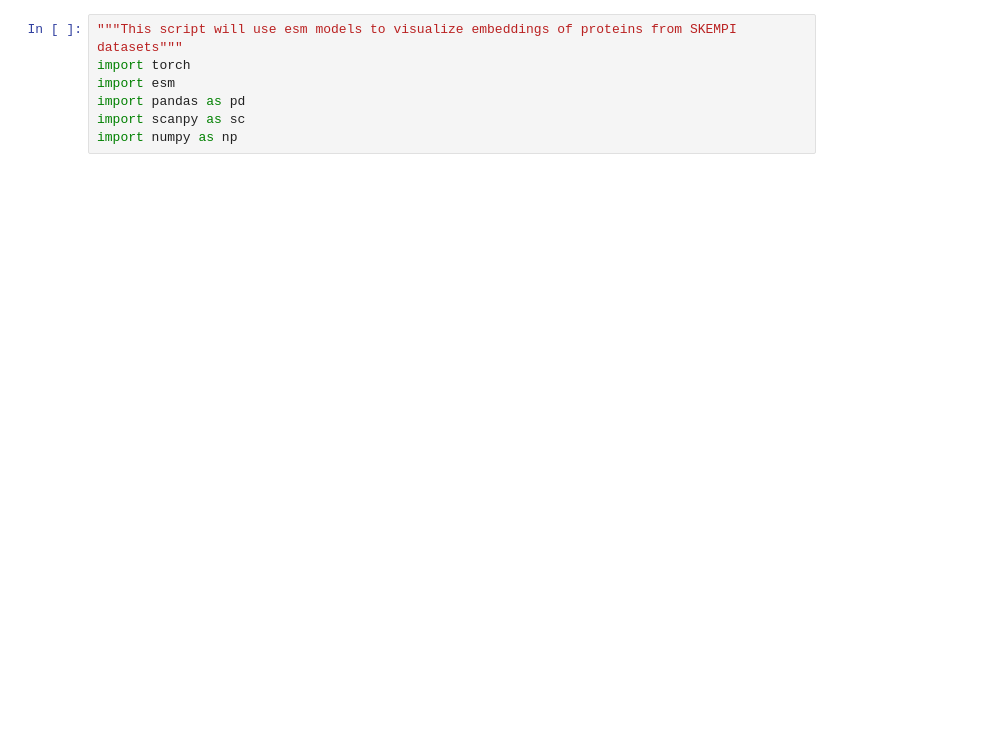
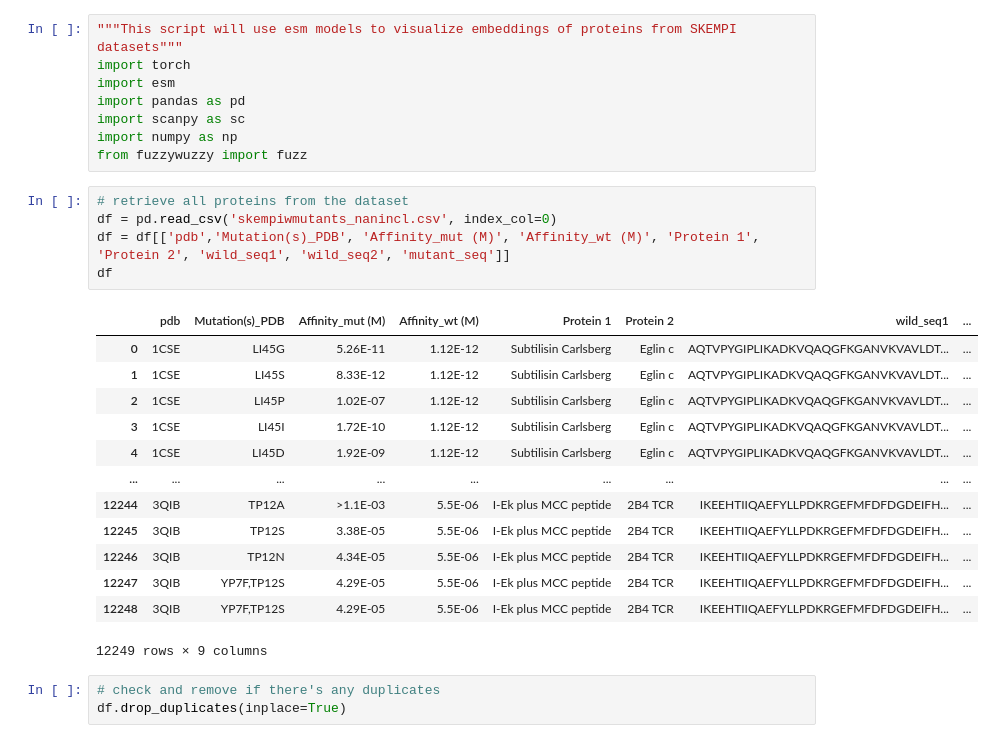
Before and after one commit to ynuozhang/mutant_specific, a Jupyter notebook: skempi_protein_visualization/skempi_protein_visualization.ipynb, the cells around one changed output. Cells and saved outputs as stored; diff of their text form; blank space fills up the shorter version.

```diff
--- a/skempi_protein_visualization/skempi_protein_visualization.ipynb
+++ b/skempi_protein_visualization/skempi_protein_visualization.ipynb
@@ -5,3 +5,26 @@ import esm
 import pandas as pd
 import scanpy as sc
 import numpy as np
+from fuzzywuzzy import fuzz
+# %%
+# retrieve all proteins from the dataset
+df = pd.read_csv('skempiwmutants_nanincl.csv', index_col=0)
+df = df[['pdb','Mutation(s)_PDB', 'Affinity_mut (M)', 'Affinity_wt (M)', 'Protein 1', 'Protein 2', 'wild_seq1', 'wild_seq2', 'mutant_seq']]
+df
+# %% [output]
+|  | pdb | Mutation(s)_PDB | Affinity_mut (M) | Affinity_wt (M) | Protein 1 | Protein 2 | wild_seq1 | ... |
+| 0 | 1CSE | LI45G | 5.26E-11 | 1.12E-12 | Subtilisin Carlsberg | Eglin c | AQTVPYGIPLIKADKVQAQGFKGANVKVAVLDT... | ... |
+| 1 | 1CSE | LI45S | 8.33E-12 | 1.12E-12 | Subtilisin Carlsberg | Eglin c | AQTVPYGIPLIKADKVQAQGFKGANVKVAVLDT... | ... |
+| 2 | 1CSE | LI45P | 1.02E-07 | 1.12E-12 | Subtilisin Carlsberg | Eglin c | AQTVPYGIPLIKADKVQAQGFKGANVKVAVLDT... | ... |
+| 3 | 1CSE | LI45I | 1.72E-10 | 1.12E-12 | Subtilisin Carlsberg | Eglin c | AQTVPYGIPLIKADKVQAQGFKGANVKVAVLDT... | ... |
+| 4 | 1CSE | LI45D | 1.92E-09 | 1.12E-12 | Subtilisin Carlsberg | Eglin c | AQTVPYGIPLIKADKVQAQGFKGANVKVAVLDT... | ... |
+| ... | ... | ... | ... | ... | ... | ... | ... | ... |
+| 12244 | 3QIB | TP12A | >1.1E-03 | 5.5E-06 | I-Ek plus MCC peptide | 2B4 TCR | IKEEHTIIQAEFYLLPDKRGEFMFDFDGDEIFH... | ... |
+| 12245 | 3QIB | TP12S | 3.38E-05 | 5.5E-06 | I-Ek plus MCC peptide | 2B4 TCR | IKEEHTIIQAEFYLLPDKRGEFMFDFDGDEIFH... | ... |
+| 12246 | 3QIB | TP12N | 4.34E-05 | 5.5E-06 | I-Ek plus MCC peptide | 2B4 TCR | IKEEHTIIQAEFYLLPDKRGEFMFDFDGDEIFH... | ... |
+| 12247 | 3QIB | YP7F,TP12S | 4.29E-05 | 5.5E-06 | I-Ek plus MCC peptide | 2B4 TCR | IKEEHTIIQAEFYLLPDKRGEFMFDFDGDEIFH... | ... |
+| 12248 | 3QIB | YP7F,TP12S | 4.29E-05 | 5.5E-06 | I-Ek plus MCC peptide | 2B4 TCR | IKEEHTIIQAEFYLLPDKRGEFMFDFDGDEIFH... | ... |
+12249 rows × 9 columns
+# %%
+# check and remove if there's any duplicates
+df.drop_duplicates(inplace=True)
```
Also changed, not shown: parts of 33 cells of this notebook.
